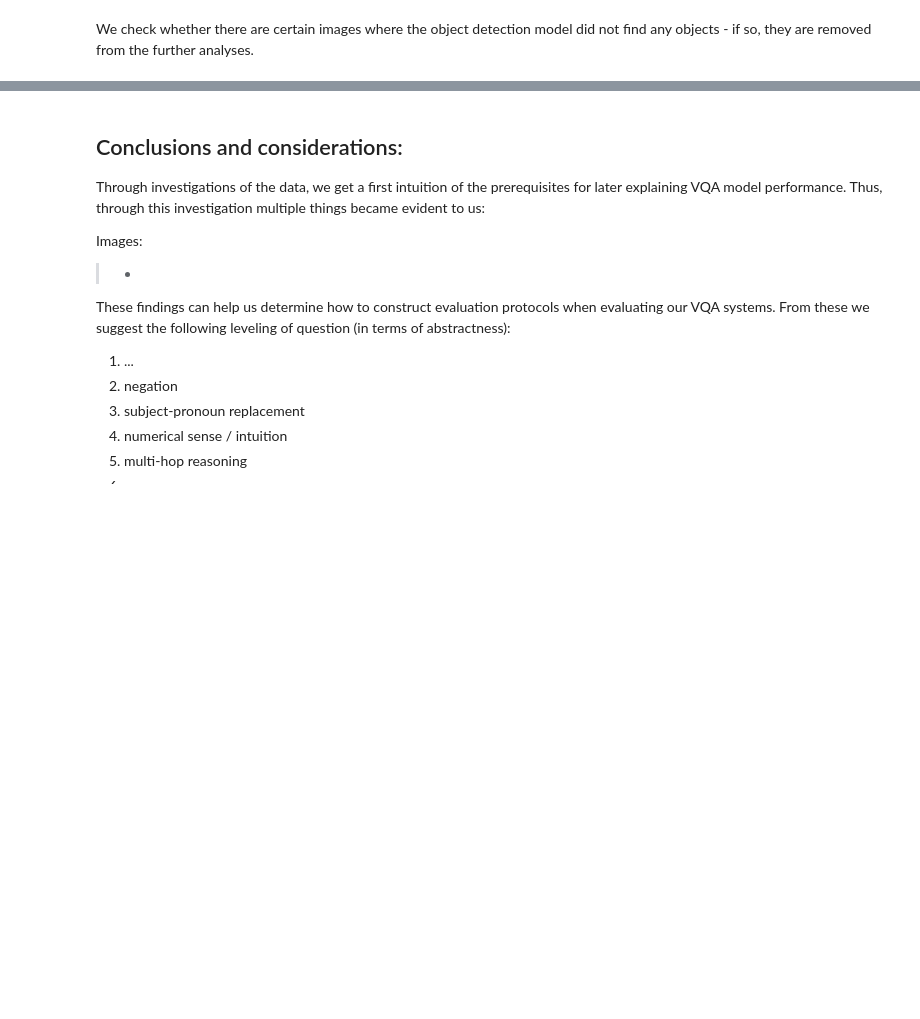
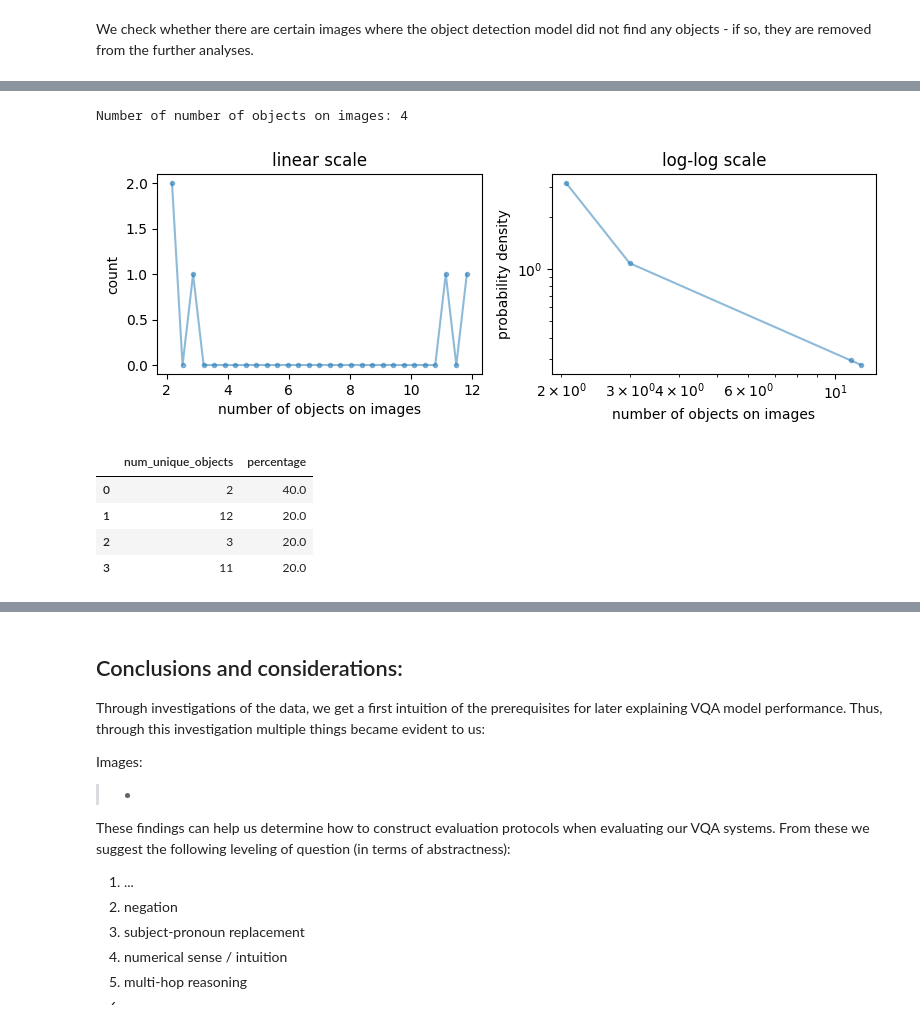
Before and after one commit to albertkjoller/knowledgeVQA, a Jupyter notebook: data_investigation/okvqa_images.ipynb, the cells around one changed output, grey strips where cells are left out. Drawn from its saved outputs; the diff is of its cells as text; code cells hidden in the pictures; blank space fills up the shorter version.

```diff
--- a/data_investigation/okvqa_images.ipynb
+++ b/data_investigation/okvqa_images.ipynb
@@ -125,0 +150,14 @@ Number of QA-pairs without clear objects on the image: 14050
+# %%
+num_unique, percentage = investigate_this(lambda x: x.__len__(), okvqa['full'].image_objects, what='number of objects on images')
+
+# modify dataframe
+percentage.rename(columns={'attribute':'num_unique_objects'}, inplace=True)
+percentage
+# %% [output]
+Number of number of objects on images: 4
+[figure, added]
+|  | num_unique_objects | percentage |
+| 0 | 2 | 40.0 |
+| 1 | 12 | 20.0 |
+| 2 | 3 | 20.0 |
+| 3 | 11 | 20.0 |
```
Also changed, not shown: parts of 17 cells of this notebook, 23 other files.
